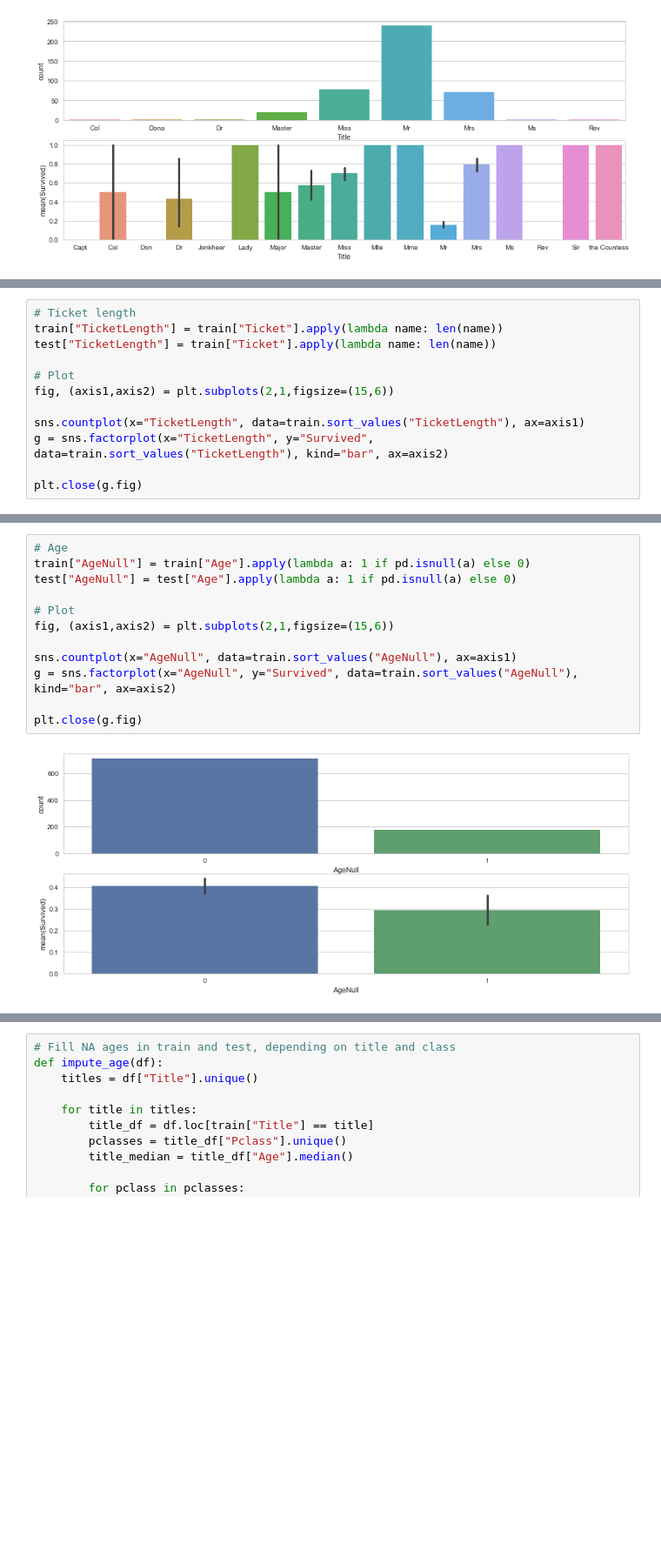
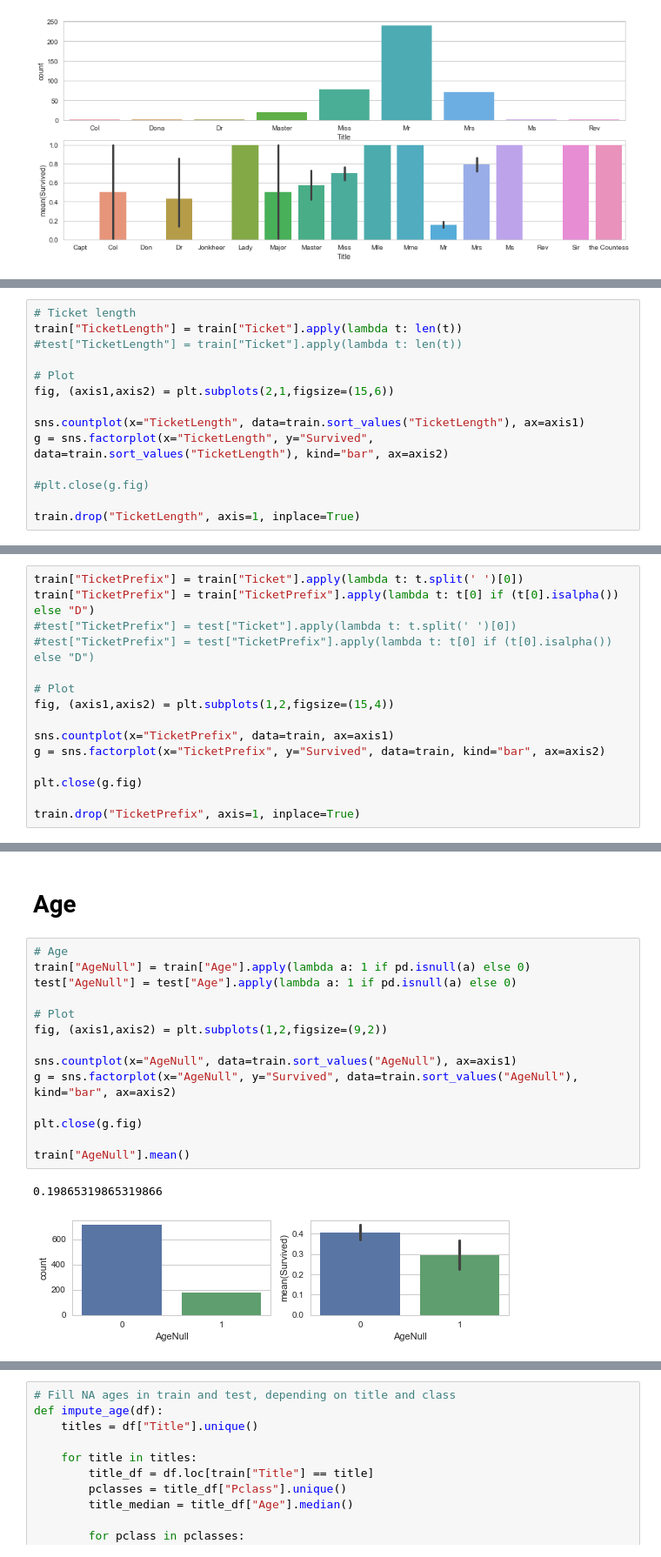
Before and after one commit to awday/DMT-23, a Jupyter notebook: Assignment1/Task 2/Task2.ipynb, the cells around one changed output, grey strips where cells are left out. Shown at 87% size. Saved outputs shown, nothing was run; the diff lists cells and outputs as text; blank space fills up the shorter version.

```diff
--- a/Assignment1/Task 2/Task2.ipynb
+++ b/Assignment1/Task 2/Task2.ipynb
@@ -193,7 +236,7 @@ plt.close(g.fig)
 # %%
 # Ticket length
-train["TicketLength"] = train["Ticket"].apply(lambda name: len(name))
-test["TicketLength"] = train["Ticket"].apply(lambda name: len(name))
+train["TicketLength"] = train["Ticket"].apply(lambda t: len(t))
+#test["TicketLength"] = train["Ticket"].apply(lambda t: len(t))
 
 # Plot
 fig, (axis1,axis2) = plt.subplots(2,1,figsize=(15,6))
@@ -201,5 +244,7 @@ fig, (axis1,axis2) = plt.subplots(2,1,figsize=(15,6))
 sns.countplot(x="TicketLength", data=train.sort_values("TicketLength"), ax=axis1)
 g = sns.factorplot(x="TicketLength", y="Survived", data=train.sort_values("TicketLength"), kind="bar", ax=axis2)
 
-plt.close(g.fig)
+#plt.close(g.fig)
+
+train.drop("TicketLength", axis=1, inplace=True)
 # %% [output]
@@ -206,0 +253,15 @@ plt.close(g.fig)
+# %%
+train["TicketPrefix"] = train["Ticket"].apply(lambda t: t.split(' ')[0])
+train["TicketPrefix"] = train["TicketPrefix"].apply(lambda t: t[0] if (t[0].isalpha()) else "D")
+#test["TicketPrefix"] = test["Ticket"].apply(lambda t: t.split(' ')[0])
+#test["TicketPrefix"] = test["TicketPrefix"].apply(lambda t: t[0] if (t[0].isalpha()) else "D")
+
+# Plot
+fig, (axis1,axis2) = plt.subplots(1,2,figsize=(15,4))
+
+sns.countplot(x="TicketPrefix", data=train, ax=axis1)
+g = sns.factorplot(x="TicketPrefix", y="Survived", data=train, kind="bar", ax=axis2)
+
+plt.close(g.fig)
+
+train.drop("TicketPrefix", axis=1, inplace=True)
@@ -207,16 +270,21 @@ plt.close(g.fig)
+# %% [markdown]
+# Age
 # %%
 # Age
 train["AgeNull"] = train["Age"].apply(lambda a: 1 if pd.isnull(a) else 0)
 test["AgeNull"] = test["Age"].apply(lambda a: 1 if pd.isnull(a) else 0)
 
 # Plot
-fig, (axis1,axis2) = plt.subplots(2,1,figsize=(15,6))
+fig, (axis1,axis2) = plt.subplots(1,2,figsize=(9,2))
 
 sns.countplot(x="AgeNull", data=train.sort_values("AgeNull"), ax=axis1)
 g = sns.factorplot(x="AgeNull", y="Survived", data=train.sort_values("AgeNull"), kind="bar", ax=axis2)
 
 plt.close(g.fig)
+
+train["AgeNull"].mean()
 # %% [output]
+0.19865319865319866
-[figure, old version]
+[figure, new version]
 # %%
 # Age
```
Also changed, not shown: parts of 43 cells of this notebook, 3 other files.
